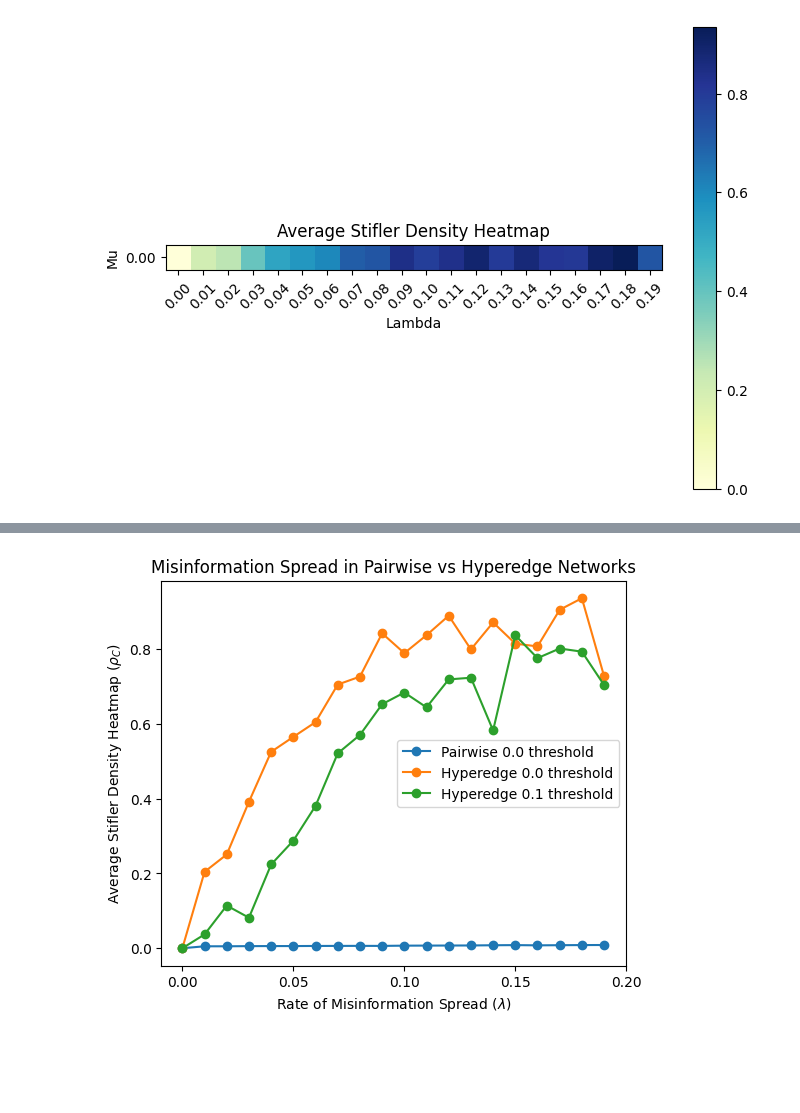
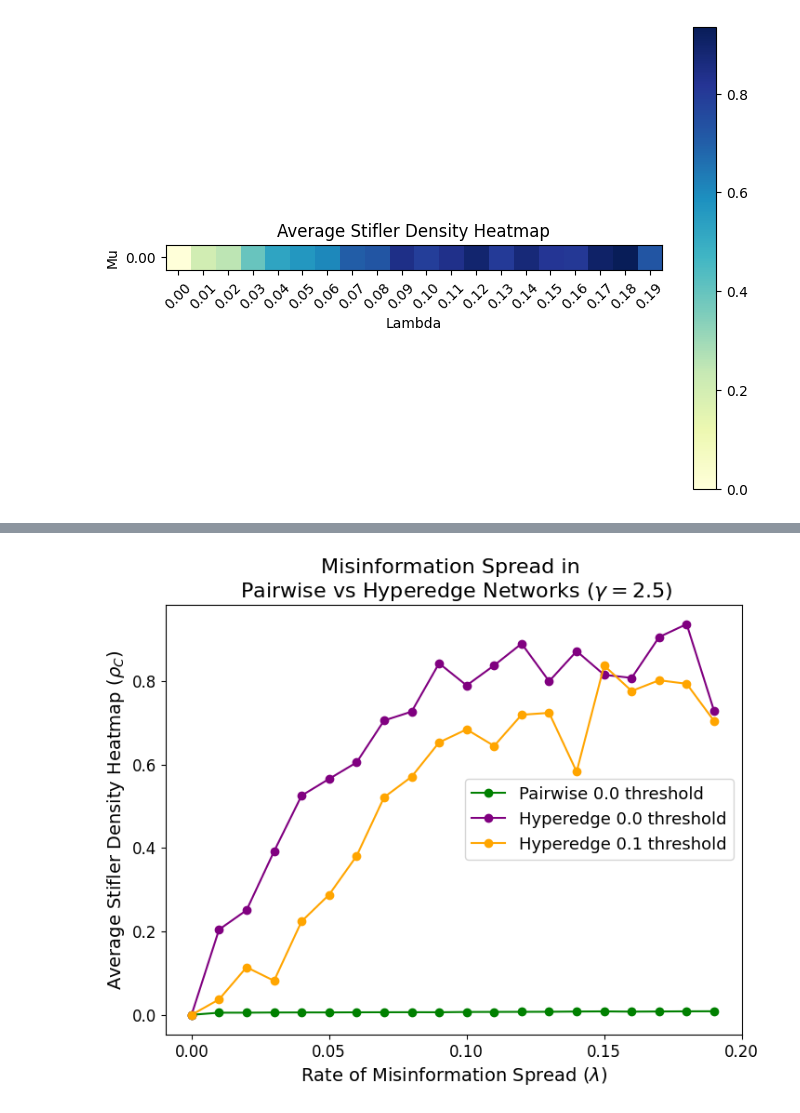
Before and after one commit to Nancy-Shi/Complex_Networks, a Jupyter notebook: Compare_Hypergraph_Smaller.ipynb, the cells around one changed output, grey strips where cells are left out. Drawn from its saved outputs; the diff is of its cells as text; code cells hidden in the pictures; blank space fills up the shorter version.

```diff
--- a/Compare_Hypergraph_Smaller.ipynb
+++ b/Compare_Hypergraph_Smaller.ipynb
@@ -485,38 +485,39 @@ Sampling result - Lam: 0.19 N_rec: 2 t_end: 9888.113273395906 stifler_frac: 0.00
 # %%
 import pandas as pd
 import matplotlib.pyplot as plt
 
 # Read the CSV files
 df1 = pd.read_csv('/content/drive/My Drive/Network_Tests/pairwise_small.csv', header=None)
 df2 = pd.read_csv('/content/drive/My Drive/Network_Tests/hyperedge_small.csv', header=None)
 df3 = pd.read_csv('/content/drive/My Drive/Network_Tests/hyperedge_2_small.csv', header=None)
 
 # Get the second row from each dataframe
 data1 = df1.iloc[1].values[1:]  # skip the first column assuming it's non-numeric
 data2 = df2.iloc[1].values[1:]  # skip the first column assuming it's non-numeric
 data3 = df3.iloc[1].values[1:]  # skip the first column assuming it's non-numeric
 
 # Define the index values
 #x = [i/10 for i in range(1, 10)]
 x = np.arange(0.00, 0.20, 0.01)
 
-fig, ax = plt.subplots(figsize=(6,5))
+fig, ax = plt.subplots(figsize=(8,6))
 
 # Plot the curves
-plt.plot(x, data1, label='Pairwise 0.0 threshold', marker='o')
-plt.plot(x, data2, label='Hyperedge 0.0 threshold', marker='o')
-plt.plot(x, data3, label='Hyperedge 0.1 threshold', marker='o')
+plt.plot(x, data1, label='Pairwise 0.0 threshold', marker='o', color = "green")
+plt.plot(x, data2, label='Hyperedge 0.0 threshold', marker='o', color = "purple")
+plt.plot(x, data3, label='Hyperedge 0.1 threshold', marker='o', color = "orange")
 
 # Add title, labels, legend, and grid
-plt.title('Misinformation Spread in Pairwise vs Hyperedge Networks ($\gamma = 2.5$)')
-plt.xlabel(r'Rate of Misinformation Spread ($\lambda$)')
-plt.ylabel(r'Average Stifler Density Heatmap ($\rho_C$)')
-plt.legend(loc=7)
+plt.title('Misinformation Spread in \n Pairwise vs Hyperedge Networks ($\gamma = 2.5$)', fontsize=16)
+plt.xlabel(r'Rate of Misinformation Spread ($\lambda$)', fontsize=14)
+plt.ylabel(r'Average Stifler Density Heatmap ($\rho_C$)', fontsize=14)
+plt.legend(loc=7, fontsize=13)
 
 ax.set_xticks(np.arange(0.00, 0.21, 0.05))  # Starts from 0.00, ends at 0.20, with an interval of 0.05
-
+plt.rc('xtick', labelsize=13)
+plt.rc('ytick', labelsize=13)
 
 # Show the plot
 plt.show()
 # %% [output]
-[figure, old version]
+[figure, new version]
```
